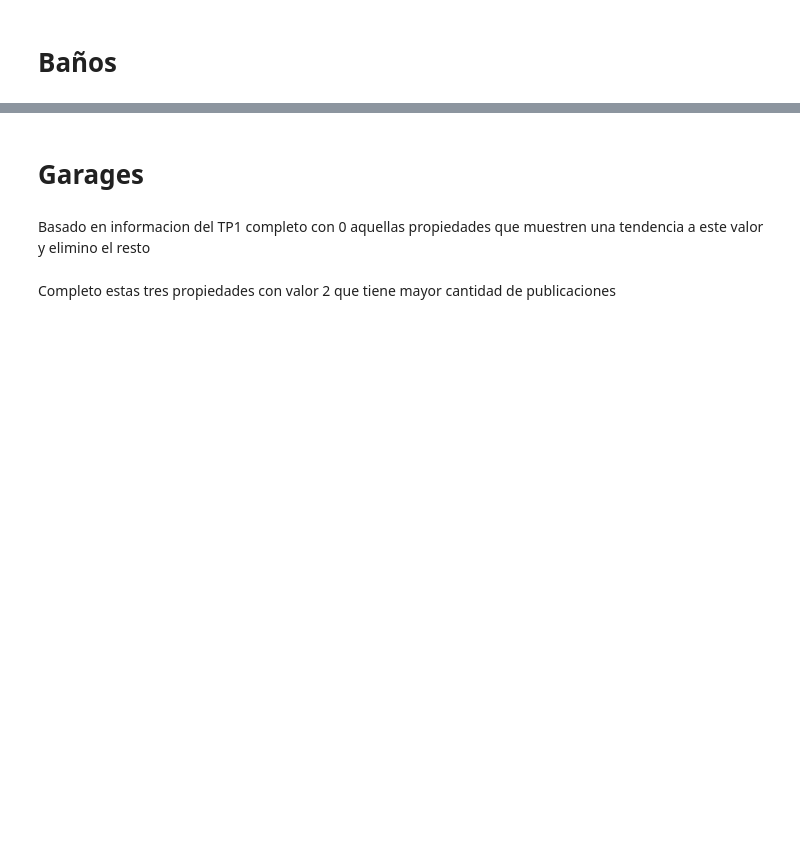
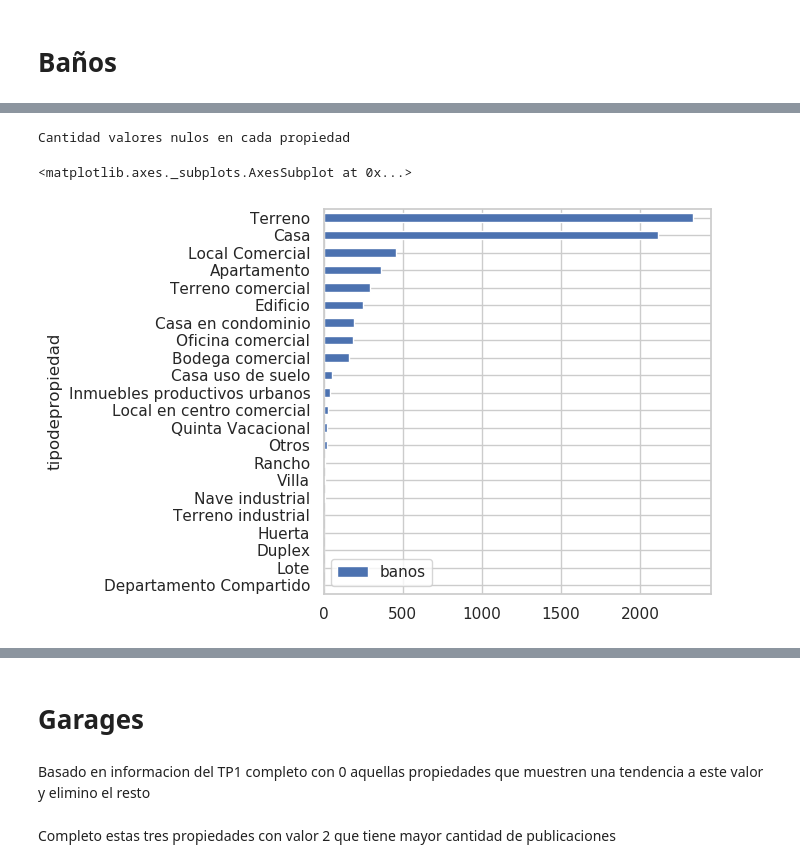
Before and after one commit to sebapenna/Datos-TP2, a Jupyter notebook: Feature Engineering.ipynb, the cells around one changed output, grey strips where cells are left out. Saved outputs shown, nothing was run; the diff lists cells and outputs as text; code cells hidden in the pictures; blank space fills up the shorter version.

```diff
--- a/Feature Engineering.ipynb
+++ b/Feature Engineering.ipynb
@@ -357,3 +357,30 @@ df_test.groupby(['tipodepropiedad']).agg({'habitaciones':lambda x: x.count() / l
 Porcentaje valores no nulos en cada propiedad
 <matplotlib.axes._subplots.AxesSubplot at 0x...>
 [figure]
+# %%
+# En set test tengo que completar todos los datos
+# De lote y terreno industrial no se tienen datos asi que se pone como opcion todo el rango
+habsPorTipoTest = {
+    'Apartamento' : [2,3],
+    'Bodega comercial' : [1,2,3,4],
+    'Casa' : [2,3,4],
+    'Casa en condominio' : [3],
+    'Casa uso de suelo' : [2,3,4],
+    'Departamento Compartido' : [2,3],
+    'Duplex' : [2,3],
+    'Edificio' : [2,3,10],
+    'Huerta' : [2,3],
+    'Inmuebles productivos urbanos' : [10],
+    'Local Comercial' : [1,2,3],
+    'Local en centro comercial' : [4,5],
+    'Nave industrial' : [2,3],
+    'Oficina comercial' : [2,3],
+    'Otros' : [2,3],
+    'Quinta Vacacional' : [2,3],
+    'Rancho' : [1,2,3],
+    'Terreno' : [1,2,3],
+    'Terreno comercial' : [2,3,4],
+    'Villa': [2,3],
+    'Terreno industrial' : [1,2,3,4,5,6,7,8,9,10],
+    'Lote' : [1,2,3,4,5,6,7,8,9,10]
+}
@@ -376,0 +519,7 @@ len(features)
+# %%
+print('Cantidad valores nulos en cada propiedad')
+df_test.groupby(['tipodepropiedad']).agg({'banos':lambda x: x.isna().sum()}).sort_values(by='banos', ascending=True).plot(kind='barh')
+# %% [output]
+Cantidad valores nulos en cada propiedad
+<matplotlib.axes._subplots.AxesSubplot at 0x...>
+[figure, added]
```
Also changed, not shown: parts of 23 cells of this notebook.
